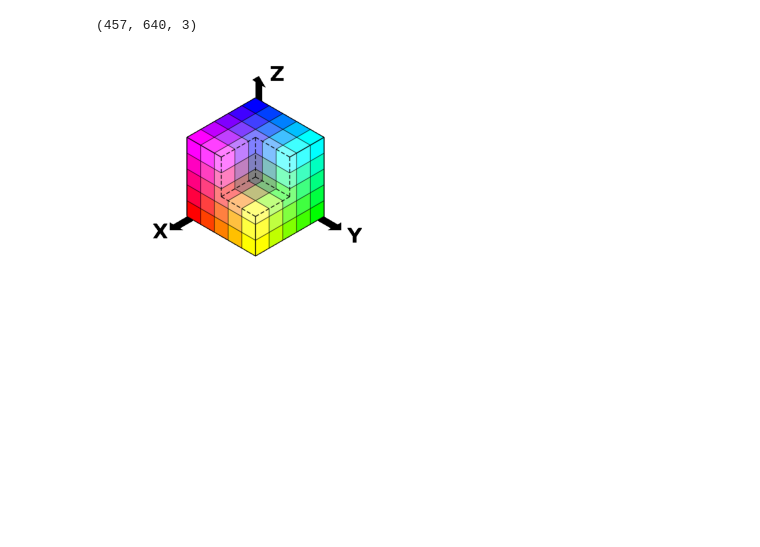
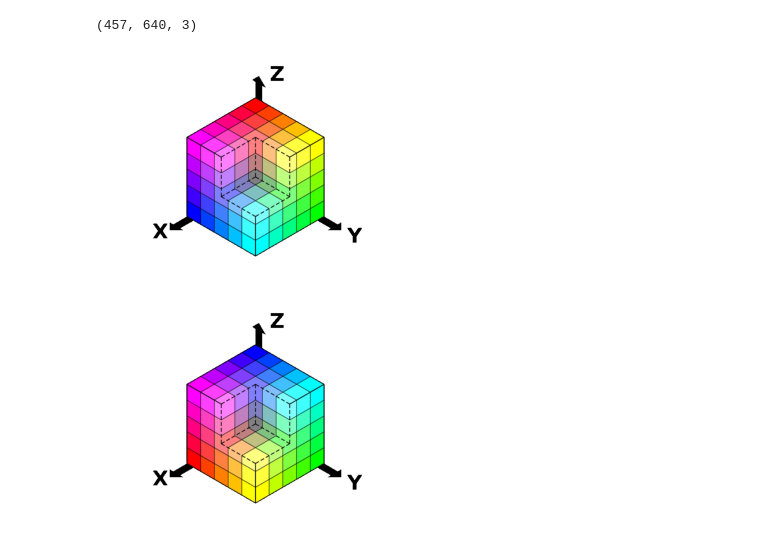
Before and after one commit to ml-dafe/cv_mipt_major, a Jupyter notebook: 01_first_images/seminar_01.ipynb, the cells around one changed output. Cells and saved outputs as stored; diff of their text form; code cells hidden in the pictures; blank space fills up the shorter version.

```diff
--- a/01_first_images/seminar_01.ipynb
+++ b/01_first_images/seminar_01.ipynb
@@ -154,6 +154,11 @@ type(image), image.dtype
 image.shape
 # %% [output]
 (457, 640, 3)
+# %%
+plt.imshow(image)
+plt.axis('off');
+# %% [output]
+[figure, added]
 # %%
 # преобразуем RGB в BGR для корректного отображения
 # это необходимо из-за особенностей matplotlib
```
Also changed, not shown: parts of 7 cells of this notebook.
